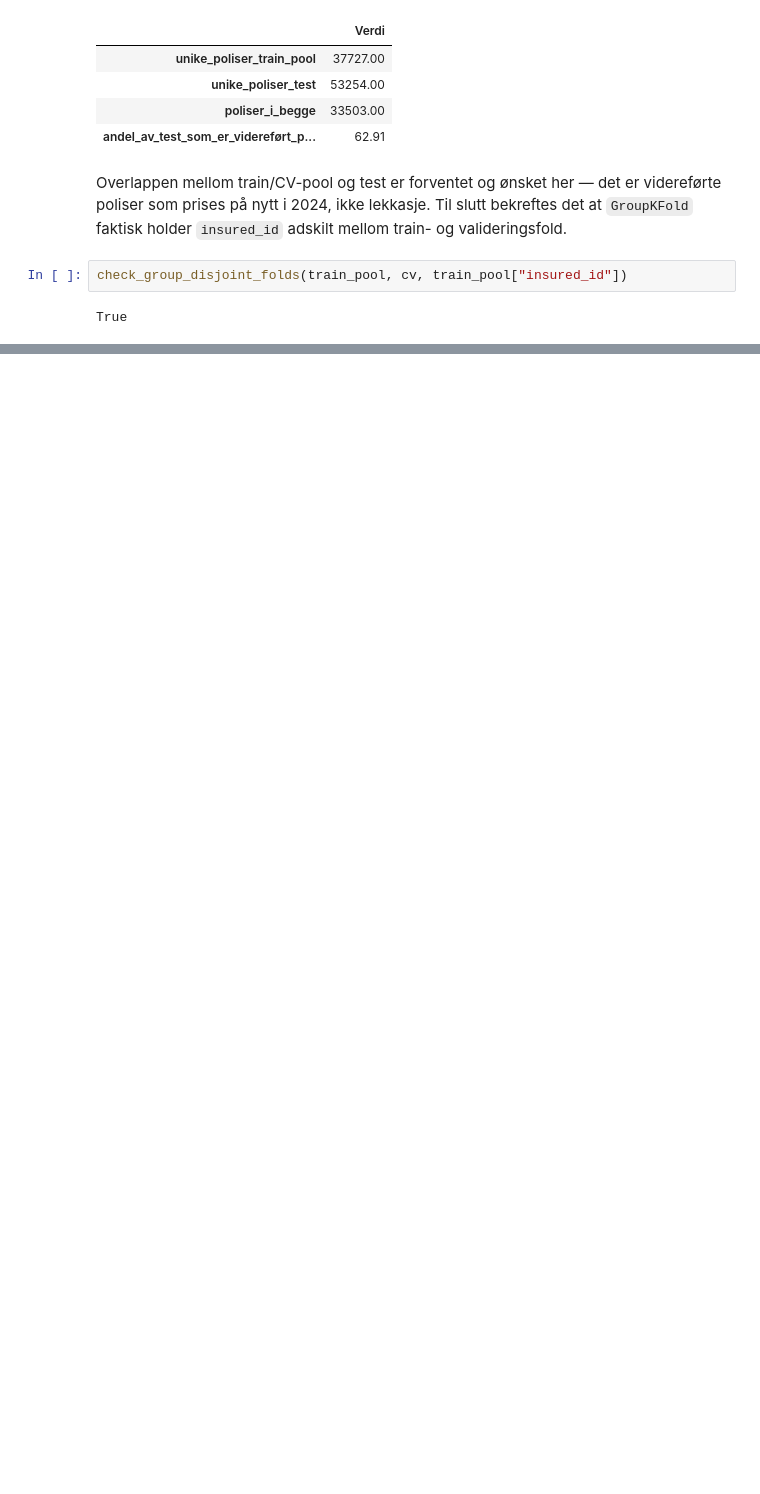
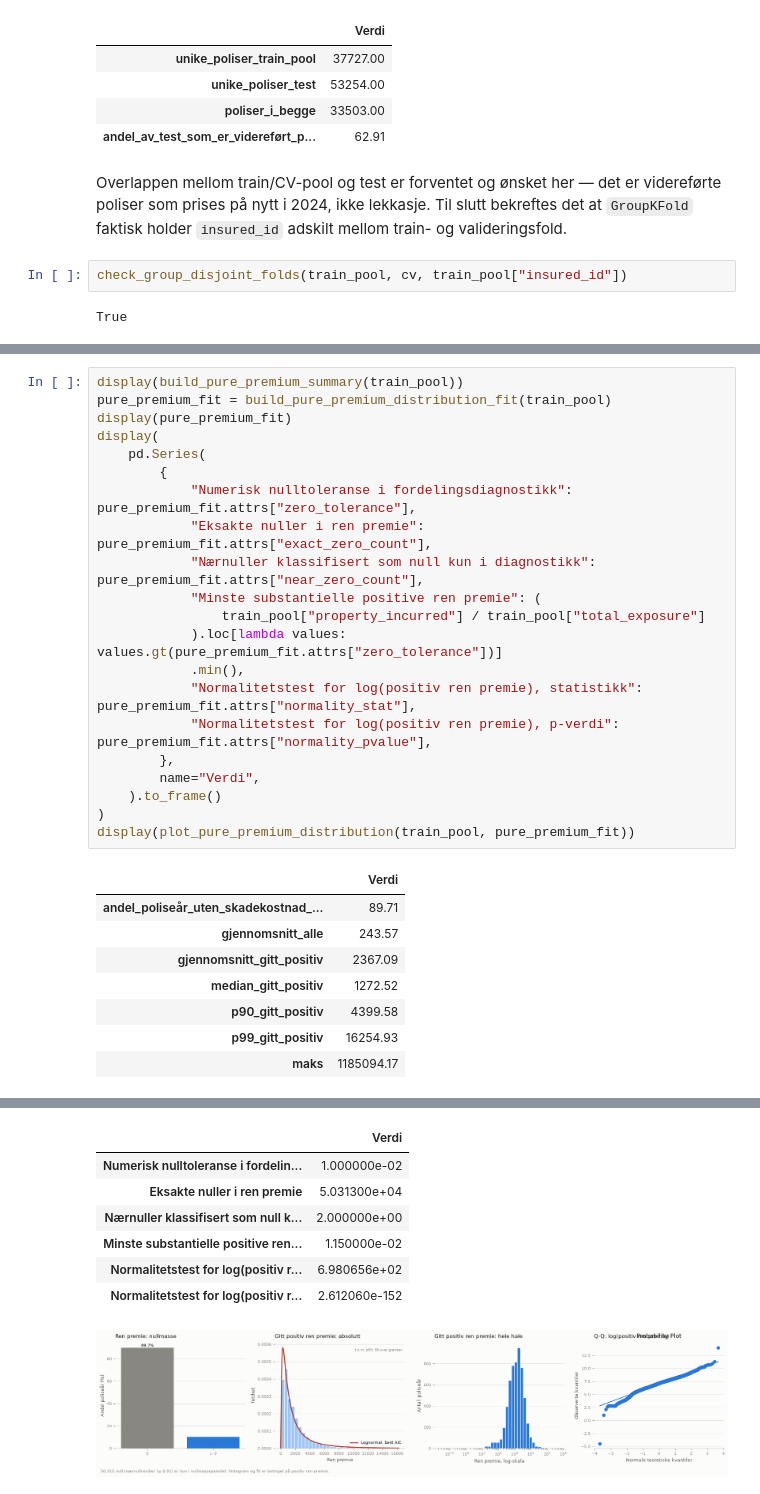
Before and after one commit to MarkusBjerkaas/Motor-Insurance-GLM-ML, a Jupyter notebook: analysis.ipynb, the cells around one changed output, grey strips where cells are left out. Saved outputs shown, nothing was run; the diff lists cells and outputs as text; blank space fills up the shorter version.

```diff
--- a/analysis.ipynb
+++ b/analysis.ipynb
@@ -521,0 +629,30 @@ GroupKFold(n_splits=5, random_state=None, shuffle=False)
+# %%
+display(build_pure_premium_summary(train_pool))
+pure_premium_fit = build_pure_premium_distribution_fit(train_pool)
+display(pure_premium_fit)
+display(
+    pd.Series(
+        {
+            "Numerisk nulltoleranse i fordelingsdiagnostikk": pure_premium_fit.attrs["zero_tolerance"],
+            "Eksakte nuller i ren premie": pure_premium_fit.attrs["exact_zero_count"],
+            "Nærnuller klassifisert som null kun i diagnostikk": pure_premium_fit.attrs["near_zero_count"],
+            "Minste substantielle positive ren premie": (
+                train_pool["property_incurred"] / train_pool["total_exposure"]
+            ).loc[lambda values: values.gt(pure_premium_fit.attrs["zero_tolerance"])]
+            .min(),
+            "Normalitetstest for log(positiv ren premie), statistikk": pure_premium_fit.attrs["normality_stat"],
+            "Normalitetstest for log(positiv ren premie), p-verdi": pure_premium_fit.attrs["normality_pvalue"],
+        },
+        name="Verdi",
+    ).to_frame()
+)
+display(plot_pure_premium_distribution(train_pool, pure_premium_fit))
+# %% [output]
+|  | Verdi |
+| andel_poliseår_uten_skadekostnad_... | 89.71 |
+| gjennomsnitt_alle | 243.57 |
+| gjennomsnitt_gitt_positiv | 2367.09 |
+| median_gitt_positiv | 1272.52 |
+| p90_gitt_positiv | 4399.58 |
+| p99_gitt_positiv | 16254.93 |
+| maks | 1185094.17 |
@@ -521,0 +662,8 @@ GroupKFold(n_splits=5, random_state=None, shuffle=False)
+|  | Verdi |
+| Numerisk nulltoleranse i fordelin... | 1.000000e-02 |
+| Eksakte nuller i ren premie | 5.031300e+04 |
+| Nærnuller klassifisert som null k... | 2.000000e+00 |
+| Minste substantielle positive ren... | 1.150000e-02 |
+| Normalitetstest for log(positiv r... | 6.980656e+02 |
+| Normalitetstest for log(positiv r... | 2.612060e-152 |
+[figure, added]
```
Also changed, not shown: parts of 47 cells of this notebook, 3 other files.
